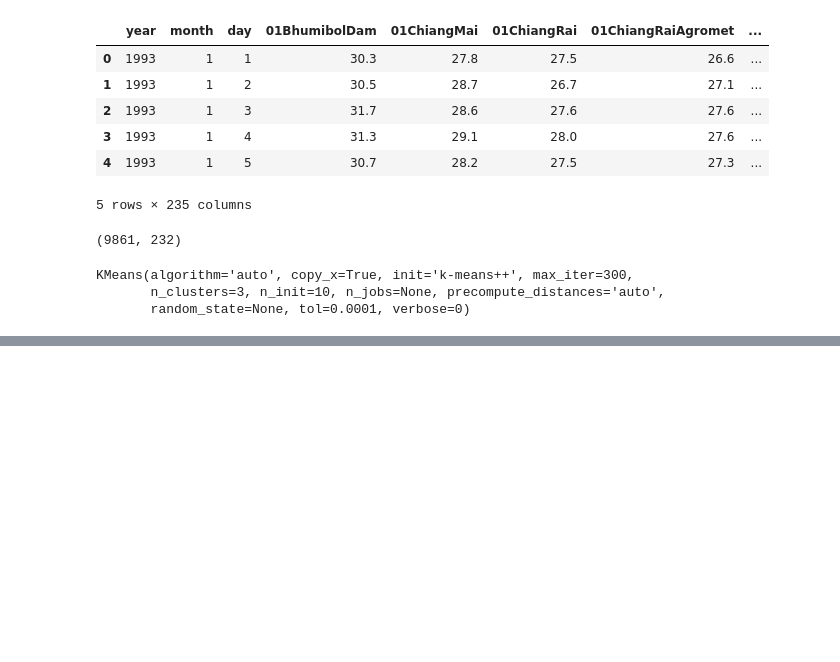
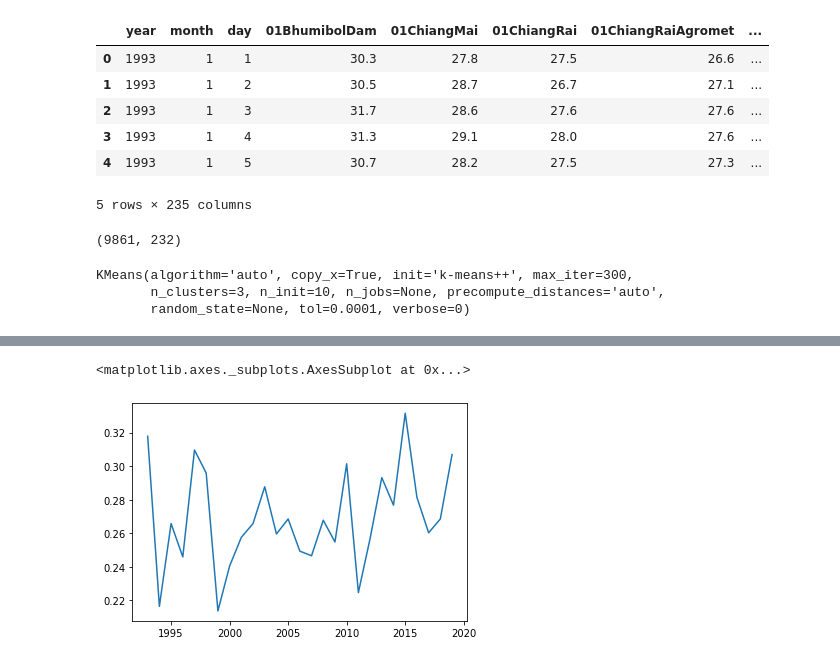
Before and after one commit to tackulus/229352_BOOTCAMP, a Jupyter notebook: Clustering.ipynb, the cells around one changed output, grey strips where cells are left out. Saved outputs shown, nothing was run; the diff lists cells and outputs as text; code cells hidden in the pictures; blank space fills up the shorter version.

```diff
--- a/Clustering.ipynb
+++ b/Clustering.ipynb
@@ -147,0 +150,11 @@ pd_centers(features, inv_P)
+# %%
+YEARS = data.year.unique()
+S_summer, S_rainy = [], []
+for year in YEARS:
+    df_year = new[new.year==year].reset_index(drop=True)
+    query = df_year[df_year.label==S['summer']]
+    S_summer.append(query.index[len(query)//2] / len(df_year))
+    query = df_year[df_year.label==S['rainy']]
+    S_rainy.append(query.index[len(query)//2] / len(df_year))
+
+S_center = pd.DataFrame({'summer': S_summer, 'rainy': S_rainy}, index=YEARS)
@@ -147,0 +181,5 @@ pd_centers(features, inv_P)
+# %%
+S_center.summer.plot()
+# %% [output]
+<matplotlib.axes._subplots.AxesSubplot at 0x...>
+[figure, added]
```
Also changed, not shown: parts of 10 cells of this notebook.
